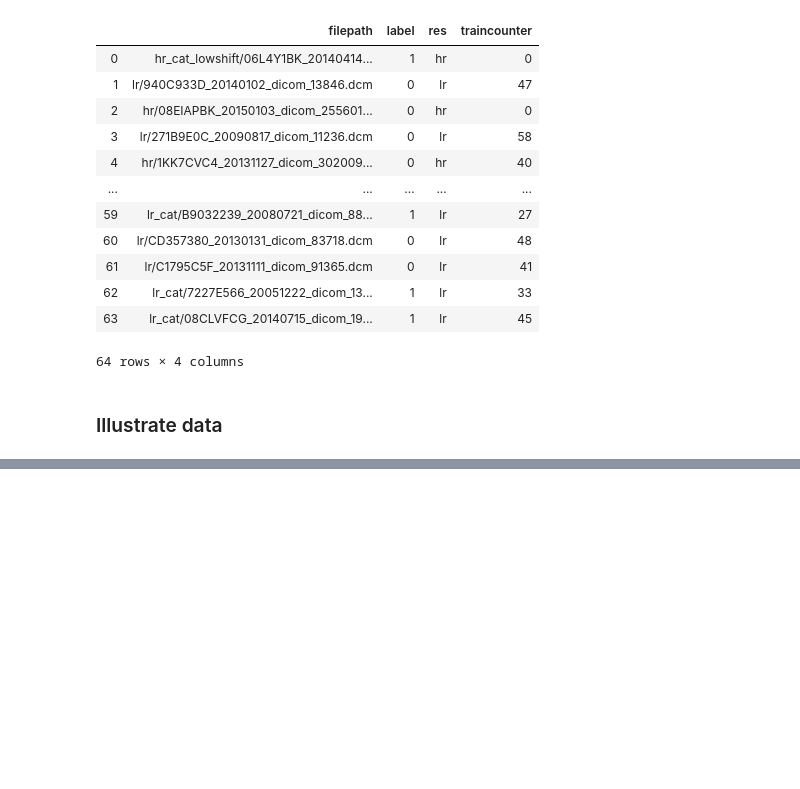
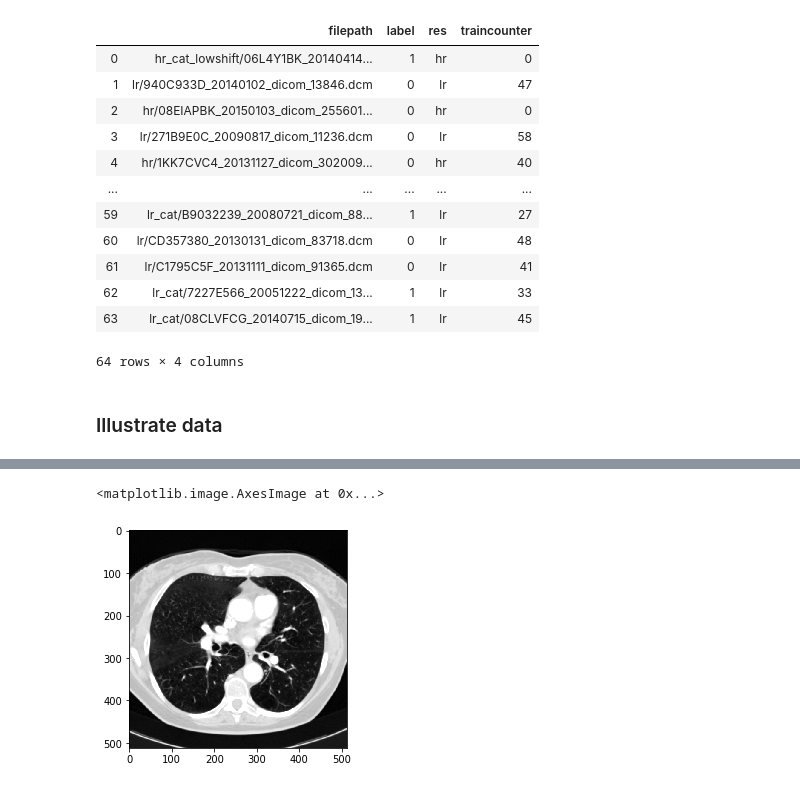
Before and after one commit to cirmuw/dynamicmemory, a Jupyter notebook: J_Results.ipynb, the cells around one changed output, grey strips where cells are left out. Saved outputs shown, nothing was run; the diff lists cells and outputs as text; code cells hidden in the pictures; blank space fills up the shorter version.

```diff
--- a/J_Results.ipynb
+++ b/J_Results.ipynb
@@ -592,0 +615,39 @@ plt.savefig(cutils.RESPATH+'random_cases.pdf')
+# %%
+data = 'catsinom_combined_dsts2_dataset.csv'
+cont_data = pd.read_csv(data, index_col=0)
+am = cont_data.query('res == "lr" and label == 0')
+ap = cont_data.query('res == "lr" and label == 1')
+bm = cont_data.query('res == "hr" and label == 0')
+bp = cont_data.query('res == "hr" and label == 1')
+cm = cont_data.query('res == "hr_ts" and label == 0')
+cp = cont_data.query('res == "hr_ts" and label == 1')
+# %%
+simg = sitk.ReadImage('/project/catinous/cat_data/' + am.image.iloc[0])
+img_am = sitk.GetArrayFromImage(simg)[0]
+img_am = mut.intensity_window(img_am)
+imageio.imwrite(cutils.RESPATH + 'img_am.png', img_am)
+
+simg = sitk.ReadImage('/project/catinous/cat_data/' + ap.image.iloc[0])
+img_ap = sitk.GetArrayFromImage(simg)[0]
+img_ap = mut.intensity_window(img_ap)
+imageio.imwrite(cutils.RESPATH + 'img_ap.png', img_ap)
+
+simg = sitk.ReadImage('/project/catinous/cat_data/' + bm.image.iloc[0])
+img_bm = sitk.GetArrayFromImage(simg)[0]
+img_bm = mut.intensity_window(img_bm)
+imageio.imwrite(cutils.RESPATH + 'img_bm.png', img_bm)
+
+simg = sitk.ReadImage('/project/catinous/cat_data/' + bp.image.iloc[2])
+img_bp = sitk.GetArrayFromImage(simg)[0]
+img_bp = mut.intensity_window(img_bp)
+imageio.imwrite(cutils.RESPATH + 'img_bp.png', img_bp)
+
+simg = sitk.ReadImage('/project/catinous/cat_data/' + cm.image.iloc[0])
+img_cm = sitk.GetArrayFromImage(simg)[0]
+img_cm = mut.intensity_window(img_cm)
+imageio.imwrite(cutils.RESPATH + 'img_cm.png', img_cm)
+
+simg = sitk.ReadImage('/project/catinous/cat_data/' + cp.image.iloc[2])
+img_cp = sitk.GetArrayFromImage(simg)[0]
+img_cp = mut.intensity_window(img_cp)
+imageio.imwrite(cutils.RESPATH + 'img_cp.png', img_cp)
@@ -592,0 +661,5 @@ plt.savefig(cutils.RESPATH+'random_cases.pdf')
+# %%
+plt.imshow(img_am)
+# %% [output]
+<matplotlib.image.AxesImage at 0x...>
+[figure, added]
```
Also changed, not shown: parts of 12 cells of this notebook, 3 other files.
